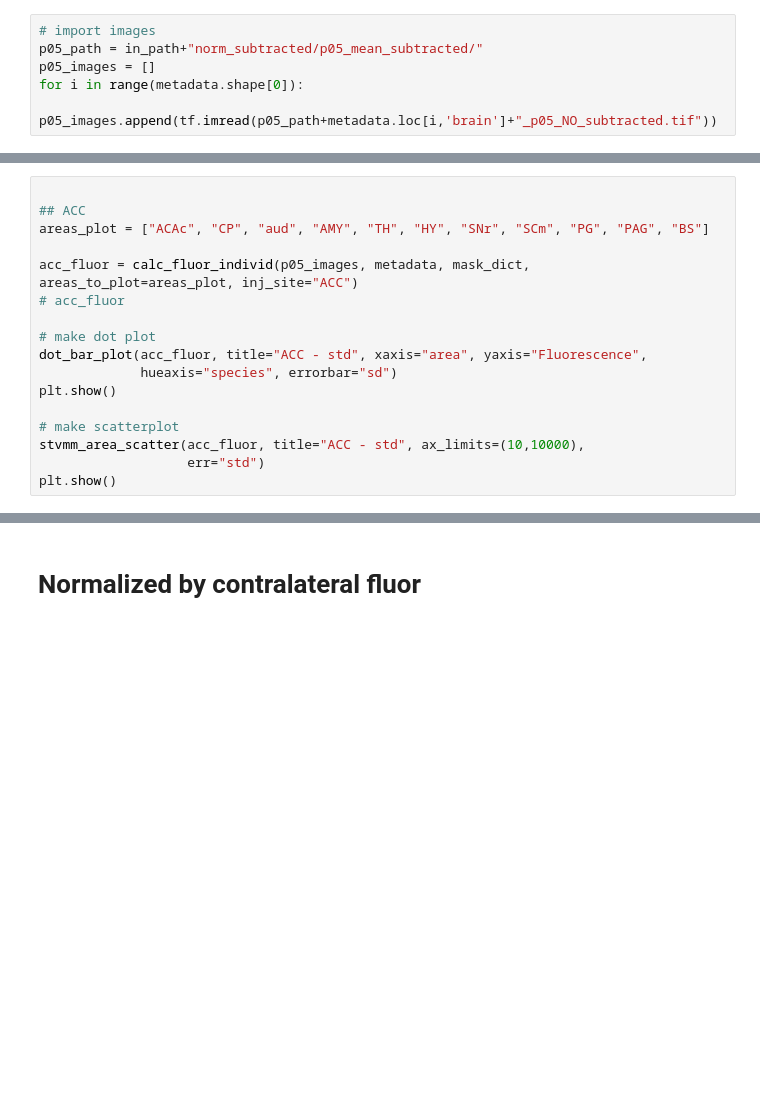
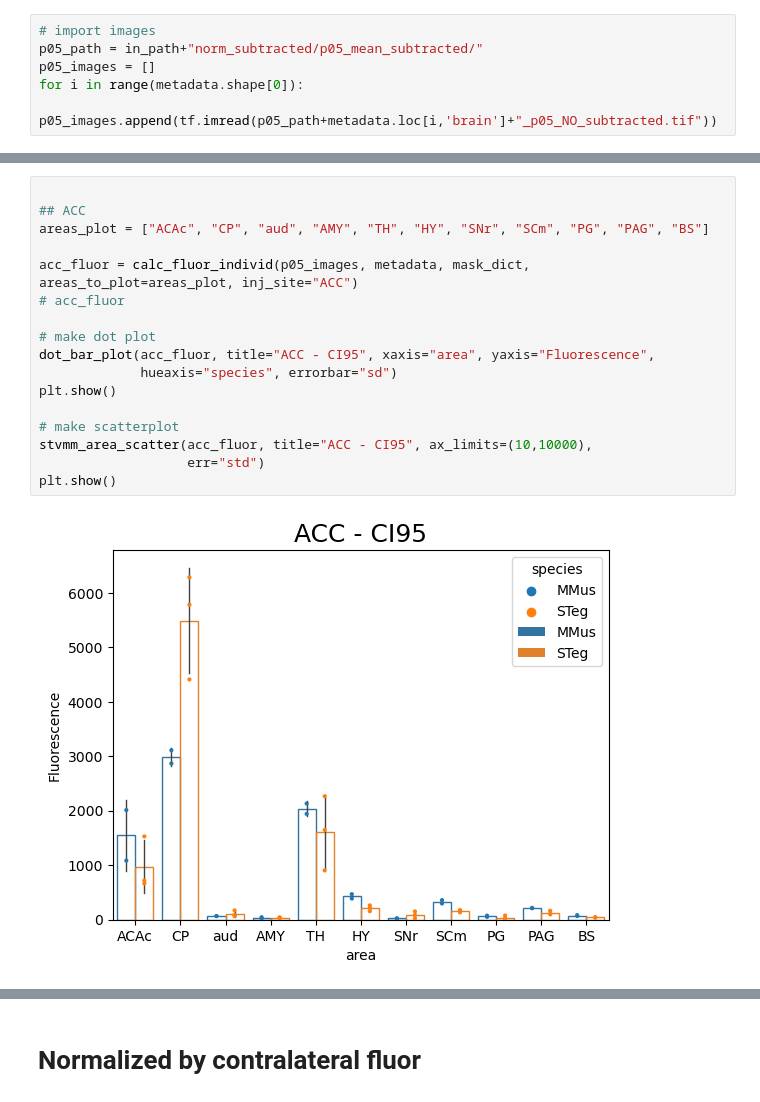
Before and after one commit to eisko/STP_analysis, a Jupyter notebook: STP_quant_fluor_individ.ipynb, the cells around one changed output, grey strips where cells are left out. Drawn from its saved outputs; the diff is of its cells as text; blank space fills up the shorter version.

```diff
--- a/STP_quant_fluor_individ.ipynb
+++ b/STP_quant_fluor_individ.ipynb
@@ -317,17 +320,19 @@ plt.show()
 # %%
 
 ## ACC
 areas_plot = ["ACAc", "CP", "aud", "AMY", "TH", "HY", "SNr", "SCm", "PG", "PAG", "BS"]
 
 acc_fluor = calc_fluor_individ(p05_images, metadata, mask_dict, areas_to_plot=areas_plot, inj_site="ACC")
 # acc_fluor
 
 # make dot plot
-dot_bar_plot(acc_fluor, title="ACC - std", xaxis="area", yaxis="Fluorescence",
+dot_bar_plot(acc_fluor, title="ACC - CI95", xaxis="area", yaxis="Fluorescence",
              hueaxis="species", errorbar="sd")
 plt.show()
 
 # make scatterplot
-stvmm_area_scatter(acc_fluor, title="ACC - std", ax_limits=(10,10000),
+stvmm_area_scatter(acc_fluor, title="ACC - CI95", ax_limits=(10,10000),
                    err="std")
 plt.show()
+# %% [output]
+[figure, added]
```
Also changed, not shown: parts of 4 cells of this notebook.
